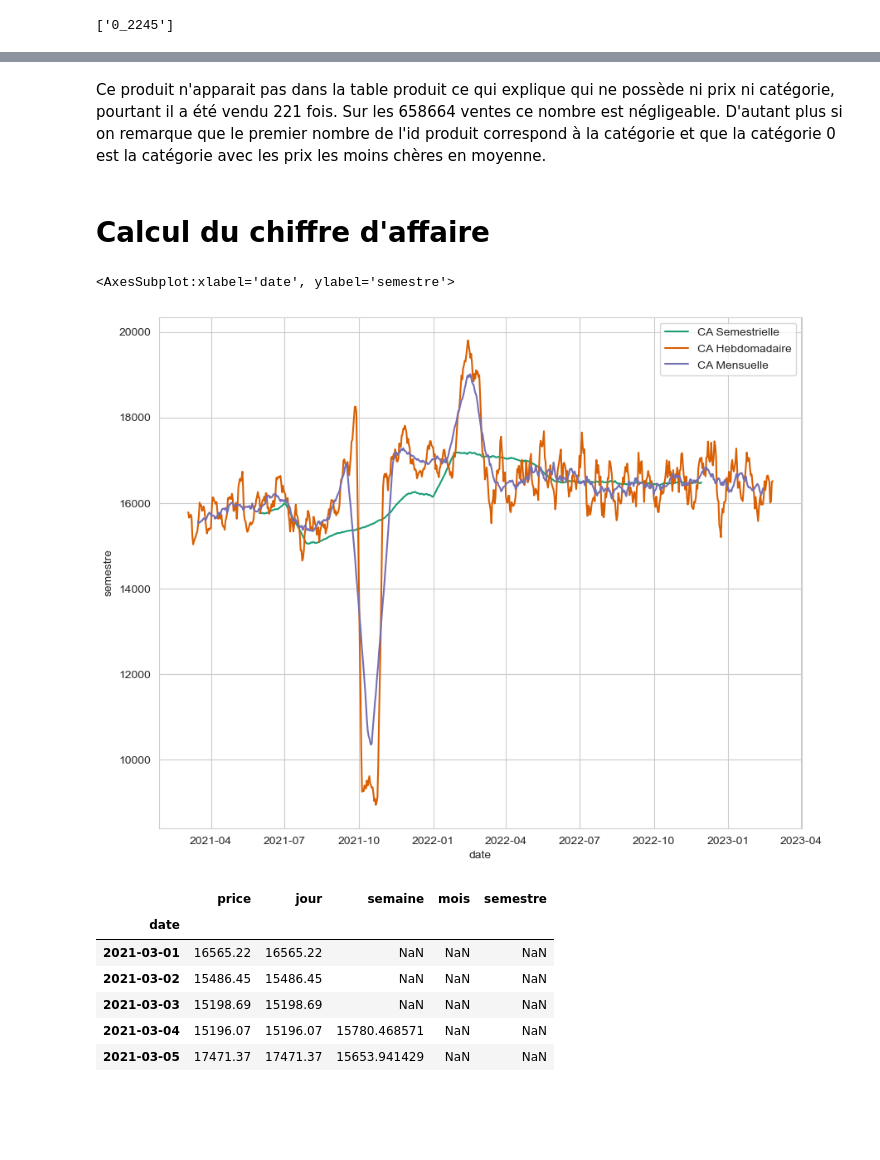
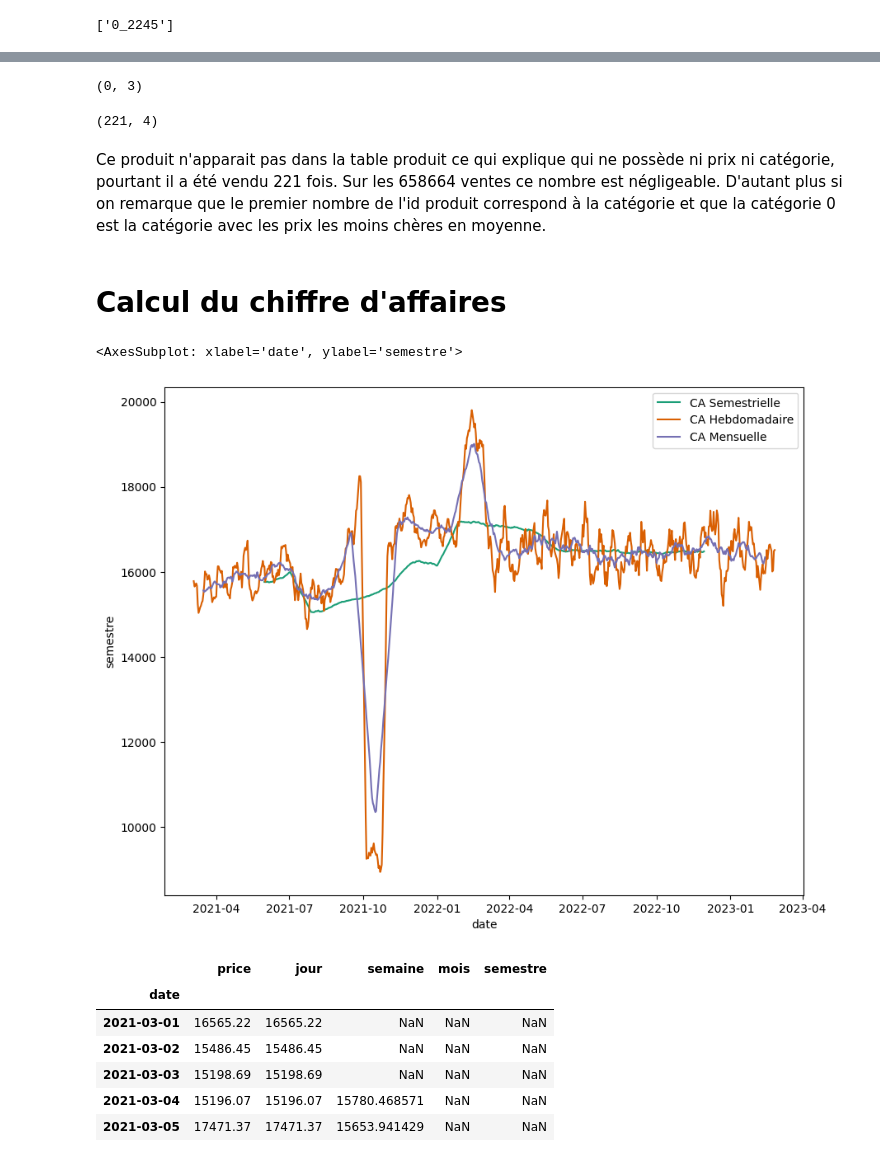
Before and after one commit to Sumoka14/Projet-n-6, a Jupyter notebook: Projet n°6.ipynb, the cells around one changed output, grey strips where cells are left out. Cells and saved outputs as stored; diff of their text form; code cells hidden in the pictures; blank space fills up the shorter version.

```diff
--- a/Projet n°6.ipynb
+++ b/Projet n°6.ipynb
@@ -219,3 +232,13 @@ print(vente[vente['id_prod'] == '0_2245'].shape)
+# %%
+# Vérification de la table produit pour savoir d'où vient l'erreur
+print(produit[produit['id_prod'] == '0_2245'].shape)
+# %% [output]
+(0, 3)
+# %%
+# Vérification de la table vente pour savoir d'où vient l'erreur
+print(vente[vente['id_prod'] == '0_2245'].shape)
+# %% [output]
+(221, 4)
 # %% [markdown]
 Ce produit n'apparait pas dans la table produit ce qui explique qui ne possède ni prix ni catégorie, pourtant il a été vendu 221 fois. Sur les 658664 ventes ce nombre est négligeable. D'autant plus si on remarque que le premier nombre de l'id produit correspond à la catégorie et que la catégorie 0 est la catégorie avec les prix les moins chères en moyenne.
 # %%
@@ -222,42 +246,43 @@ Ce produit n'apparait pas dans la table produit ce qui explique qui ne possède
 tableTotale = tableTotale[tableTotale['id_prod'] != '0_2245']
 # %% [markdown]
-# Calcul du chiffre d'affaire
+# Calcul du chiffre d'affaires
 # %%
+# Calcul de la moyenne mobile du chiffre d'affaires
 chiffreAffaire = tableTotale[['price', 'date', 'id_prod', 'categ']].sort_values(by='date')
 plt.figure(figsize=(10, 8))
 
 chiffreAffaireJournalier = tableTotale[['price', 'date']].resample('D', on='date').sum()
 
 chiffreAffaireJournalier['jour'] = chiffreAffaireJournalier['price'].rolling(1).mean().shift(0)
 chiffreAffaireJournalier['semaine'] = chiffreAffaireJournalier['price'].rolling(7).mean().shift(-3)
 chiffreAffaireJournalier['mois'] = chiffreAffaireJournalier['price'].rolling(31).mean().shift(-15)
 chiffreAffaireJournalier['semestre'] = chiffreAffaireJournalier['price'].rolling(183).mean().shift(-91)
 
 """
 sns.lineplot(x="date",y="price",
              label="CA Journalier", data=chiffreAffaireJournalier,
-             ci=None)
+             errorbar=None)
 """
 # Time series plot with Seaborn lineplot() with label
 sns.lineplot(x="date", y="semestre",
              label="CA Semestrielle",
              data=chiffreAffaireJournalier,
-             ci=None)
+             errorbar=None)
 
 # 7-day rolling average Time series plot with Seaborn lineplot() with label
 sns.lineplot(x="date", y="semaine",
              label="CA Hebdomadaire",
              data=chiffreAffaireJournalier,
-             ci=None)
+             errorbar=None)
 
 # Time series plot with Seaborn lineplot() with label
 sns.lineplot(x="date", y="mois",
              label="CA Mensuelle",
              data=chiffreAffaireJournalier,
-             ci=None)
+             errorbar=None)
 # %% [output]
-<AxesSubplot:xlabel='date', ylabel='semestre'>
+<AxesSubplot: xlabel='date', ylabel='semestre'>
-[figure, old version]
+[figure, new version]
 # %%
 chiffreAffaireJournalier
 # %% [output]
```
Also changed, not shown: parts of 61 cells of this notebook.
